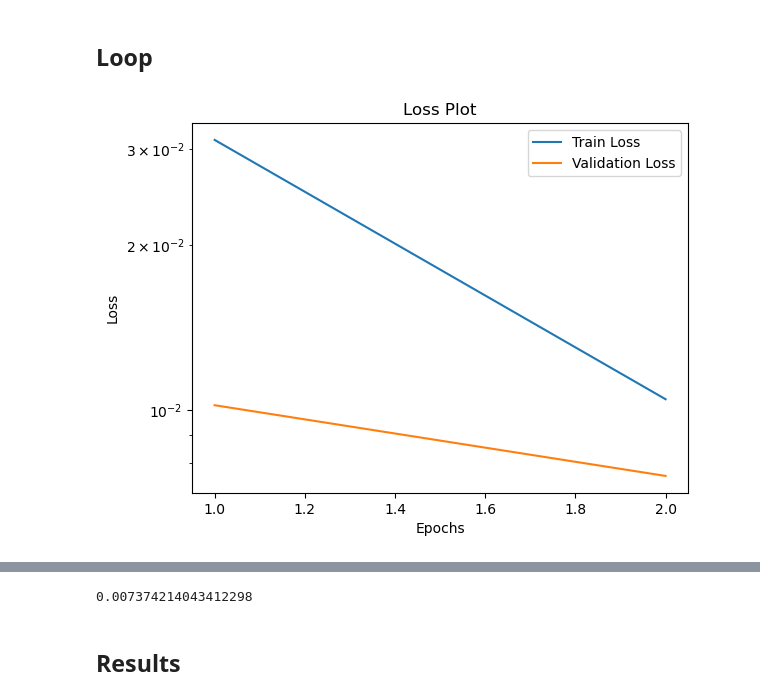
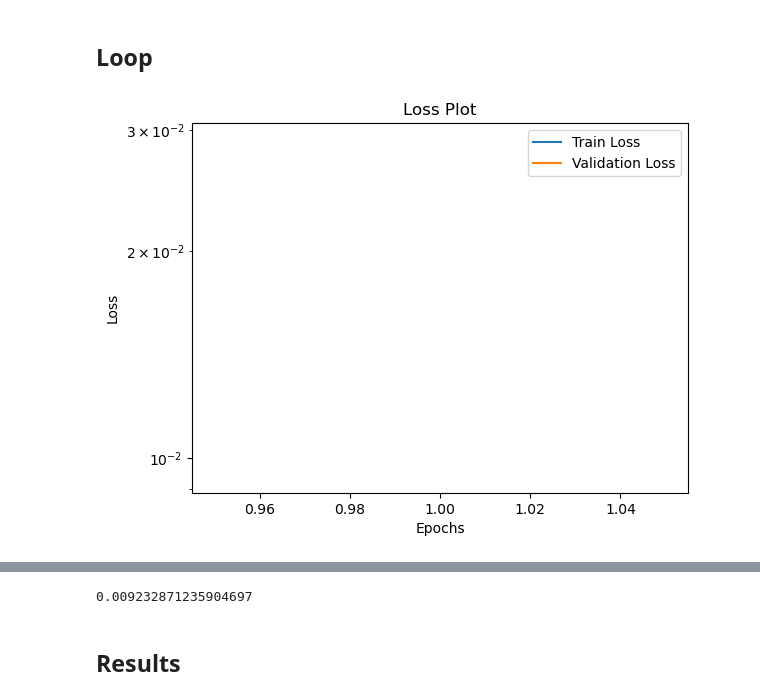
Before and after one commit to jonahmougoue/Quantum-ML-Models, a Jupyter notebook: Part1/predict_energy.ipynb, the cells around one changed output, grey strips where cells are left out. Saved outputs shown, nothing was run; the diff lists cells and outputs as text; code cells hidden in the pictures.

```diff
--- a/Part1/predict_energy.ipynb
+++ b/Part1/predict_energy.ipynb
@@ -158,17 +158,17 @@ def energy_train(model:nn.Module,
 # %%
 from energy_cnn import EnergyCNN
 device = 'cuda' if torch.cuda.is_available() else 'cpu'
 
 model = EnergyCNN(cnn_channels=(64,16,64,16,64,16,64,16),
                   hidden_layers=(128,64,32)
                   ).to(device)
 
 #optimizer = torch.optim.SGD(model.parameters(), lr=0.01)
 optimizer = torch.optim.Adam(model.parameters(),lr=0.001)
 loss_fn = nn.L1Loss()
 
-epochs = 2
+epochs = 1
 energy_train(model,epochs,train_dataloader,validation_dataloader,optimizer,loss_fn,device,verbose=False)
 energy_test(model,test_dataloader,loss_fn,device,validate=False,verbose=False)
 # %% [output]
-[figure, old version]
+[figure, new version]
@@ -176,3 +176,3 @@ Test Loss: 0.007374214043412298
-0.007374214043412298
+0.009232871235904697
 # %% [markdown]
 ## Results
```
Also changed, not shown: parts of 6 cells of this notebook, 3 other files.
